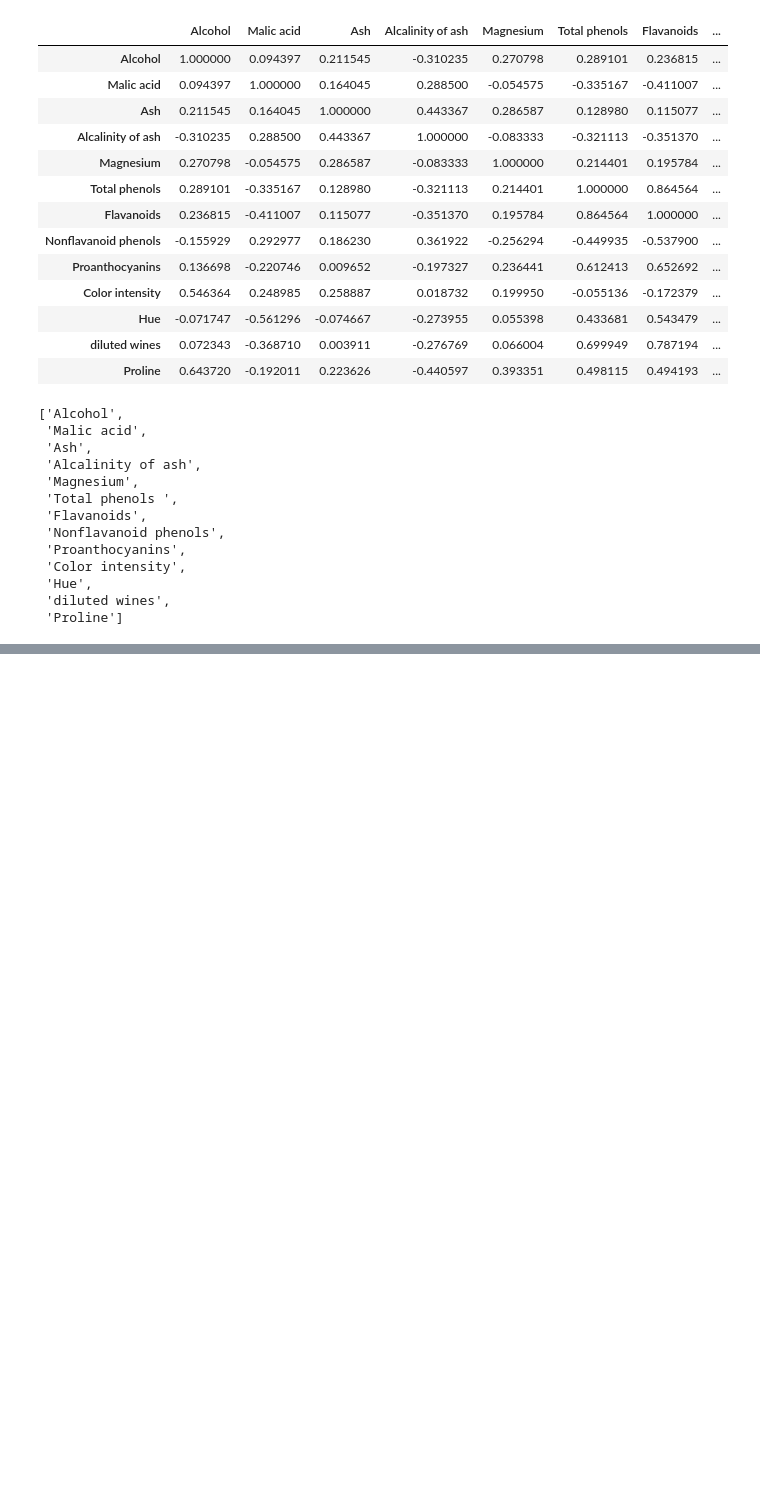
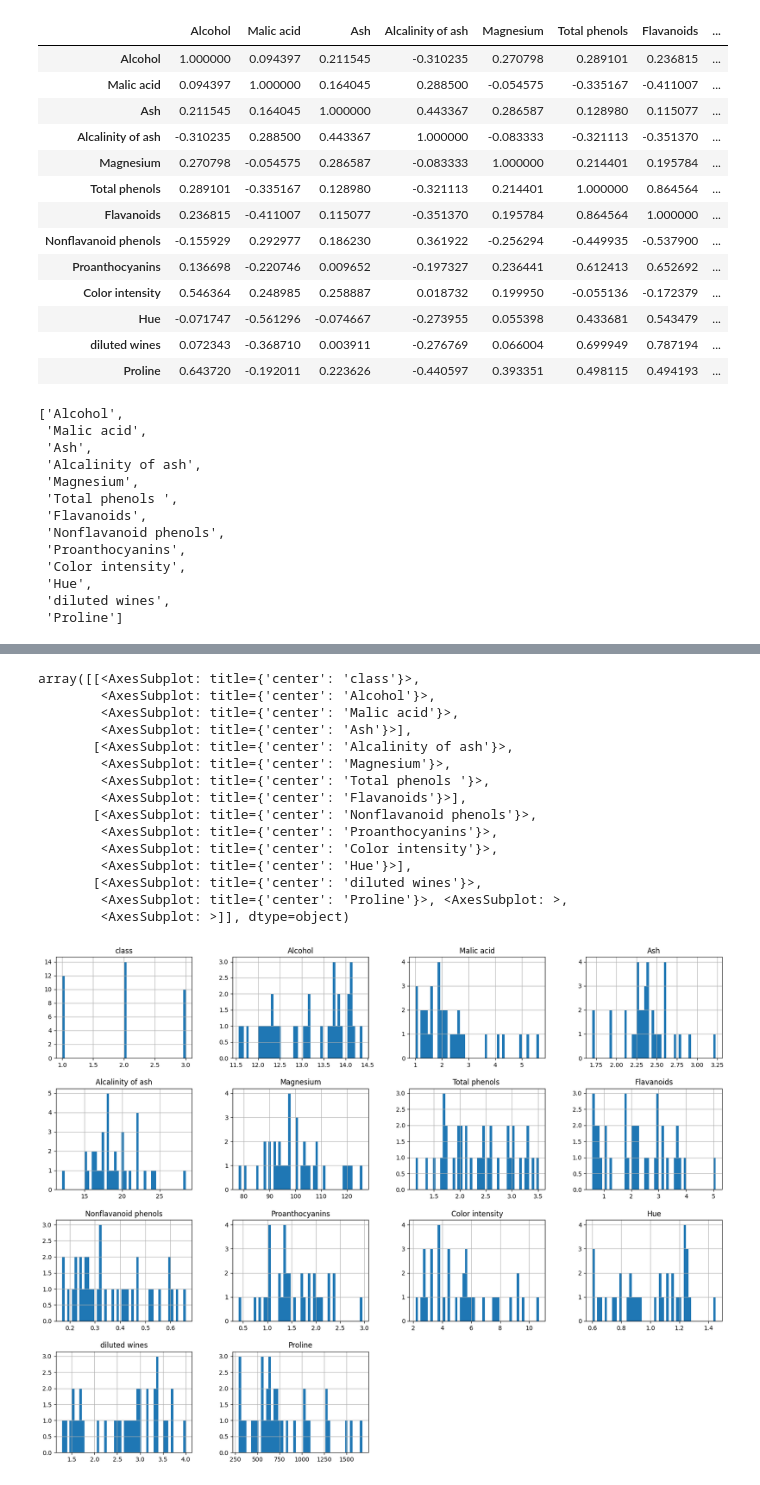
Before and after one commit to roypiyush/python_project, a Jupyter notebook: ml/wine/wine.ipynb, the cells around one changed output, grey strips where cells are left out. Cells and saved outputs as stored; diff of their text form; code cells hidden in the pictures; blank space fills up the shorter version.

```diff
--- a/ml/wine/wine.ipynb
+++ b/ml/wine/wine.ipynb
@@ -147,5 +146,22 @@ train_set.hist(bins=50, figsize=(20,15))
 # %%
-test_set.hist(bins=50, figsize=(20,15))
+#test_set.hist(bins=50, figsize=(20,15))
+# %% [output]
+array([[<AxesSubplot: title={'center': 'class'}>,
+        <AxesSubplot: title={'center': 'Alcohol'}>,
+        <AxesSubplot: title={'center': 'Malic acid'}>,
+        <AxesSubplot: title={'center': 'Ash'}>],
+       [<AxesSubplot: title={'center': 'Alcalinity of ash'}>,
+        <AxesSubplot: title={'center': 'Magnesium'}>,
+        <AxesSubplot: title={'center': 'Total phenols '}>,
+        <AxesSubplot: title={'center': 'Flavanoids'}>],
+       [<AxesSubplot: title={'center': 'Nonflavanoid phenols'}>,
+        <AxesSubplot: title={'center': 'Proanthocyanins'}>,
+        <AxesSubplot: title={'center': 'Color intensity'}>,
+        <AxesSubplot: title={'center': 'Hue'}>],
+       [<AxesSubplot: title={'center': 'diluted wines'}>,
+        <AxesSubplot: title={'center': 'Proline'}>, <AxesSubplot: >,
+        <AxesSubplot: >]], dtype=object)
+[figure, added]
 # %%
 X_train = train_set.drop('class', axis=1)
 y_train = train_set['class']
```
Also changed, not shown: parts of 20 cells of this notebook, 5 other files.
